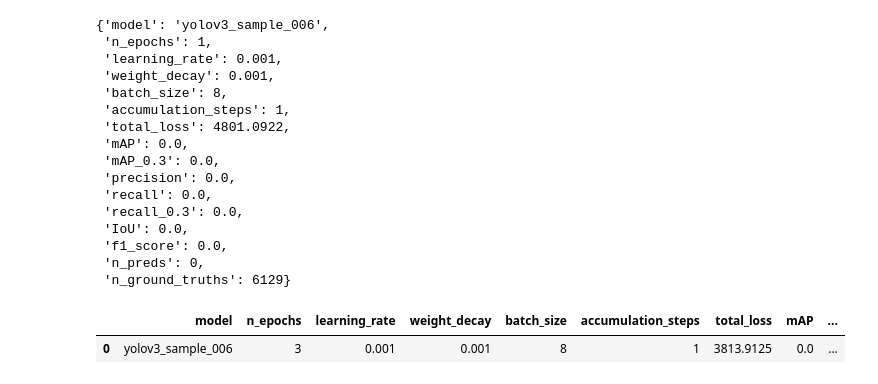
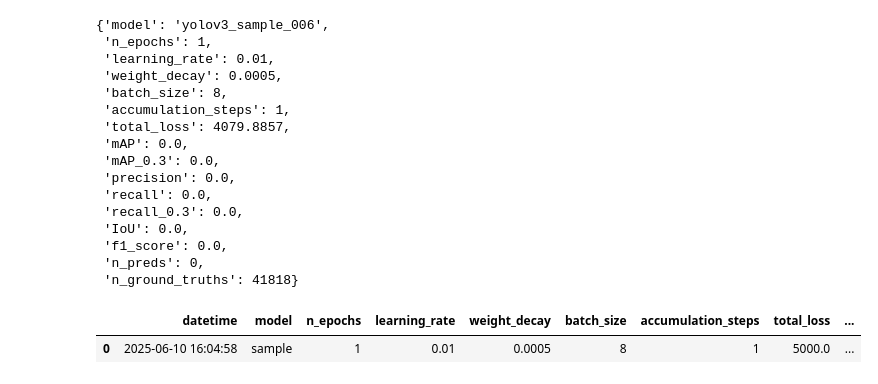
Before and after one commit to automatedtomato/sar_yolo, a Jupyter notebook: notebooks/0003_drive_test.ipynb, the cells around one changed output. Cells and saved outputs as stored; diff of their text form; code cells hidden in the pictures.

```diff
--- a/notebooks/0003_drive_test.ipynb
+++ b/notebooks/0003_drive_test.ipynb
@@ -45,13 +62,14 @@ models.train_val.evaluation:: Evaluating model...
 # %%
+metrics.pop('datetime')
 metrics
 # %% [output]
 {'model': 'yolov3_sample_006',
  'n_epochs': 1,
- 'learning_rate': 0.001,
- 'weight_decay': 0.001,
+ 'learning_rate': 0.01,
+ 'weight_decay': 0.0005,
  'batch_size': 8,
  'accumulation_steps': 1,
- 'total_loss': 4801.0922,
+ 'total_loss': 4079.8857,
  'mAP': 0.0,
  'mAP_0.3': 0.0,
  'precision': 0.0,
@@ -60,12 +78,4 @@ metrics
  'IoU': 0.0,
  'f1_score': 0.0,
  'n_preds': 0,
- 'n_ground_truths': 6129}
+ 'n_ground_truths': 41818}
-# %%
-import pandas as pd
-
-ex_df = pd.read_csv('../metrics/006_metrics.csv')
-ex_df
-# %% [output]
-|  | model | n_epochs | learning_rate | weight_decay | batch_size | accumulation_steps | total_loss | mAP | ... |
-| 0 | yolov3_sample_006 | 3 | 0.001 | 0.001 | 8 | 1 | 3813.9125 | 0.0 | ... |
@@ -73,0 +82,7 @@ metrics.
+# %%
+import pandas as pd
+df = pd.read_csv('../metrics/metrics.csv')
+df
+# %% [output]
+|  | datetime | model | n_epochs | learning_rate | weight_decay | batch_size | accumulation_steps | total_loss | ... |
+| 0 | 2025-06-10 16:04:58 | sample | 1 | 0.01 | 0.0005 | 8 | 1 | 5000.0 | ... |
```
Also changed, not shown: parts of 12 cells of this notebook, 6 other files.
